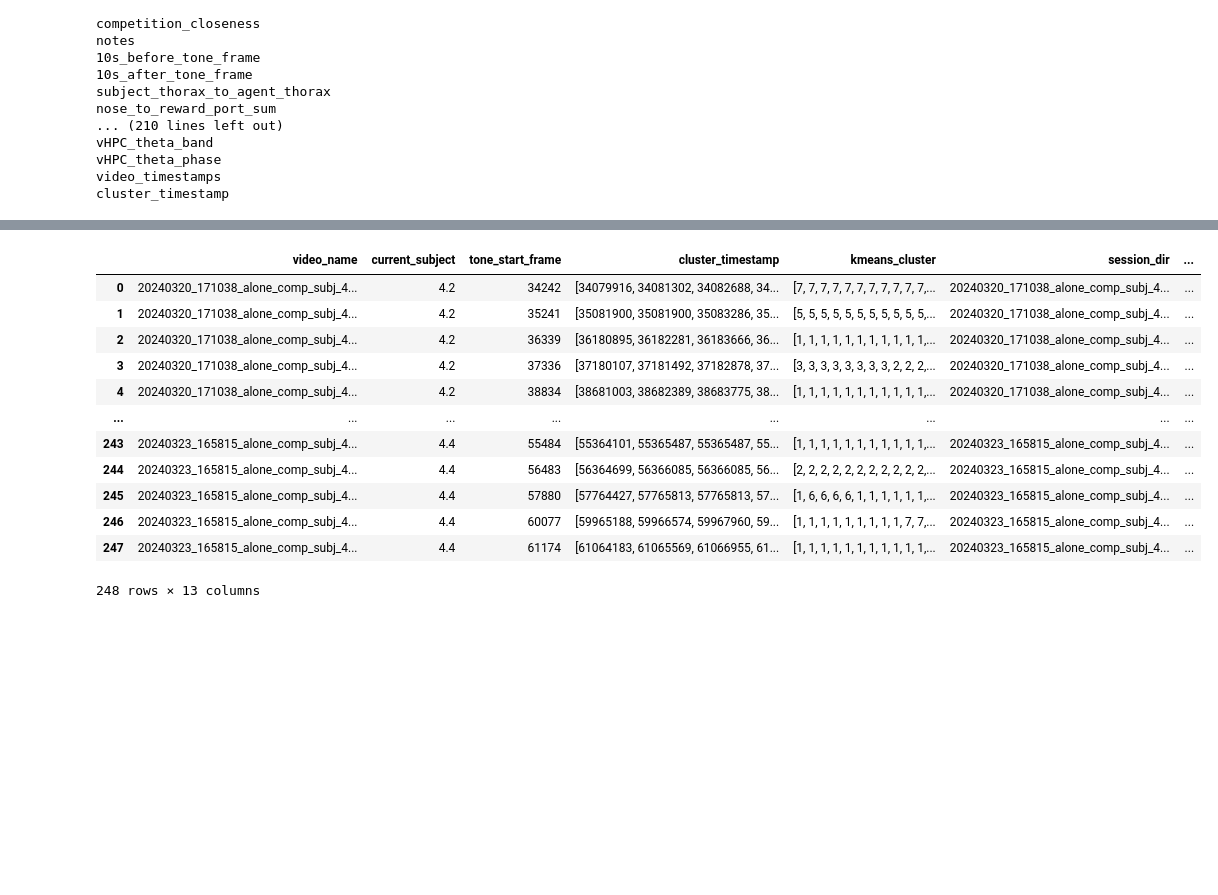
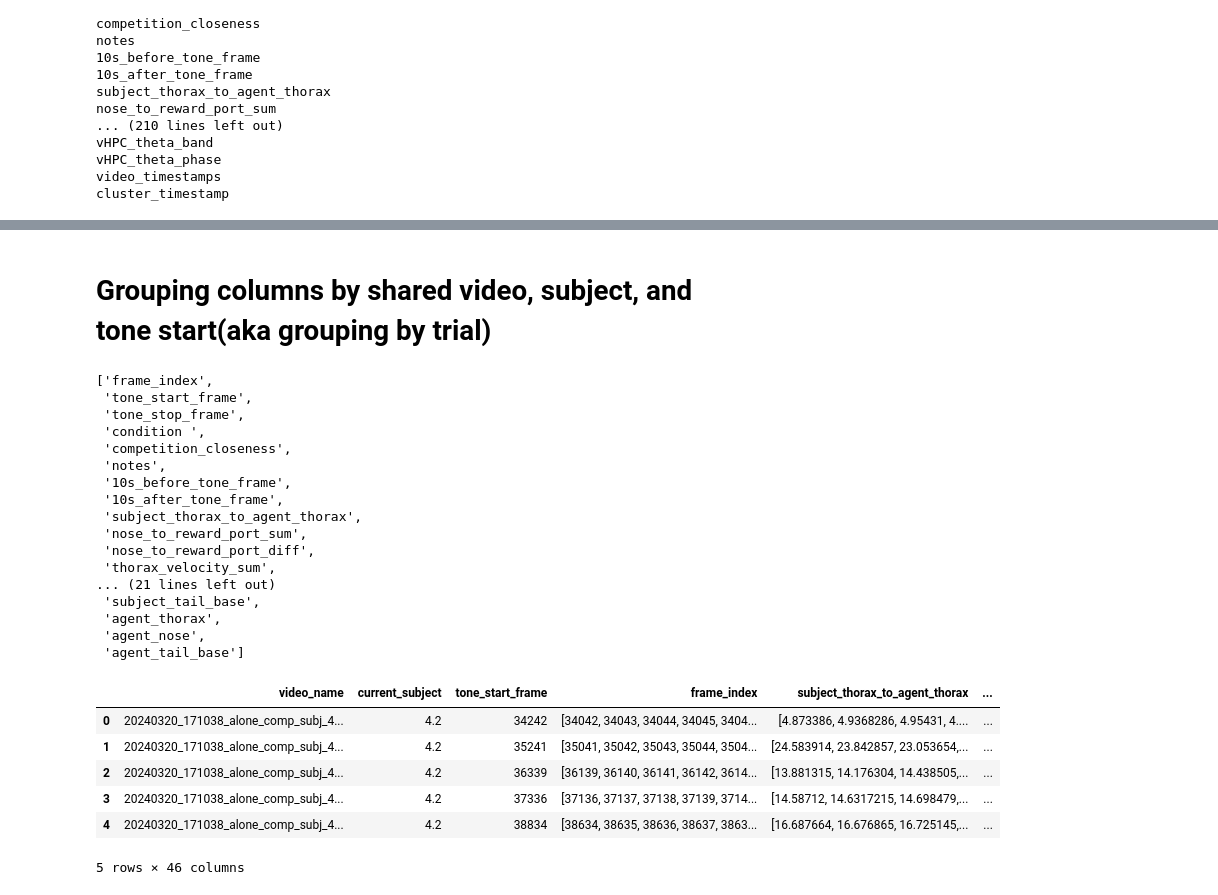
Before and after one commit to padillacoreanolab/reward_comp_ext, a Jupyter notebook: results/2024_06_16_spectral_preprocessing/04_rce2_add_sleap_pose_estimation_alone_comp.ipynb, the cells around one changed output, grey strips where cells are left out. Cells and saved outputs as stored; diff of their text form; code cells hidden in the pictures; blank space fills up the shorter version.

Commit message:
nb: documenting steps in cluster range notebook

```diff
--- a/results/2024_06_16_spectral_preprocessing/04_rce2_add_sleap_pose_estimation_alone_comp.ipynb
+++ b/results/2024_06_16_spectral_preprocessing/04_rce2_add_sleap_pose_estimation_alone_comp.ipynb
@@ -389,10 +375,10 @@ filtered_LFP_SPECTRAL_DF.head()
 # %%
-explode_columns = [
-    "cluster_timestamp",
-    "kmeans_cluster",
-    "condition ",
-    "competition_closeness",
-    "tone_start_frame"]
+# explode_columns = [
+#     "cluster_timestamp",
+#     "kmeans_cluster",
+#     "condition ",
+#     "competition_closeness",
+#     "tone_start_frame"]
 # %%
 exploded_LFP_SPECTRAL_DF = filtered_LFP_SPECTRAL_DF.explode(explode_columns).reset_index(drop=True)
 # %%
@@ -422,30 +394,49 @@ Index(['video_name', 'current_subject', 'session_dir', 'sleap_name',
+# %% [markdown]
+# Grouping columns by shared video, subject, and tone start(aka grouping by trial)
+# %%
+explode_columns
+# %% [output]
+['frame_index',
+ 'tone_start_frame',
+ 'tone_stop_frame',
+ 'condition ',
+ 'competition_closeness',
+ 'notes',
+ '10s_before_tone_frame',
+ '10s_after_tone_frame',
+ 'subject_thorax_to_agent_thorax',
+ 'nose_to_reward_port_sum',
+ 'nose_to_reward_port_diff',
+ 'thorax_velocity_sum',
+... (21 lines left out)
+ 'subject_tail_base',
+ 'agent_thorax',
+ 'agent_nose',
+ 'agent_tail_base']
+# %%
+groupby_columns = ["video_name", "current_subject", "tone_start_frame"]
+# %%
+filter_columns += ["tone_stop_frame",
+"condition ",
+"competition_closeness",
+"notes",
+"10s_before_tone_frame",
+"10s_after_tone_frame"]
 # %%
-# Define columns to be transformed into numpy arrays
-array_columns = ["cluster_timestamp", "kmeans_cluster"]
-first_value_columns = ['session_dir', 'sleap_name',
-       'video_id', 'agent', 'condition ', 'competition_closeness', 'first_timestamp', 'recording']
+# Define aggregation dictionary
+agg_dict = {col: list for col in explode_columns if col not in groupby_columns and col not in filter_columns}
 
-# Define aggregation dictionary
-# agg_dict = {col: lambda x: np.array(x) for col in array_columns}
-agg_dict = {col: list for col in array_columns}
-
-agg_dict.update({col: 'first' for col in first_value_columns})
+agg_dict.update({col: 'first' for col in filter_columns if col not in groupby_columns})
 
 # Apply groupby and aggregation
 grouped_exploded_columns = exploded_LFP_SPECTRAL_DF.groupby(["video_name", "current_subject", "tone_start_frame"]).agg(agg_dict).reset_index()
 # %%
-grouped_exploded_columns
+grouped_exploded_columns.head()
 # %% [output]
-|  | video_name | current_subject | tone_start_frame | cluster_timestamp | kmeans_cluster | session_dir | ... |
-| 0 | 20240320_171038_alone_comp_subj_4... | 4.2 | 34242 | [34079916, 34081302, 34082688, 34... | [7, 7, 7, 7, 7, 7, 7, 7, 7, 7, 7,... | 20240320_171038_alone_comp_subj_4... | ... |
-| 1 | 20240320_171038_alone_comp_subj_4... | 4.2 | 35241 | [35081900, 35081900, 35083286, 35... | [5, 5, 5, 5, 5, 5, 5, 5, 5, 5, 5,... | 20240320_171038_alone_comp_subj_4... | ... |
-| 2 | 20240320_171038_alone_comp_subj_4... | 4.2 | 36339 | [36180895, 36182281, 36183666, 36... | [1, 1, 1, 1, 1, 1, 1, 1, 1, 1, 1,... | 20240320_171038_alone_comp_subj_4... | ... |
-| 3 | 20240320_171038_alone_comp_subj_4... | 4.2 | 37336 | [37180107, 37181492, 37182878, 37... | [3, 3, 3, 3, 3, 3, 3, 3, 2, 2, 2,... | 20240320_171038_alone_comp_subj_4... | ... |
-| 4 | 20240320_171038_alone_comp_subj_4... | 4.2 | 38834 | [38681003, 38682389, 38683775, 38... | [1, 1, 1, 1, 1, 1, 1, 1, 1, 1, 1,... | 20240320_171038_alone_comp_subj_4... | ... |
-| ... | ... | ... | ... | ... | ... | ... | ... |
-| 243 | 20240323_165815_alone_comp_subj_4... | 4.4 | 55484 | [55364101, 55365487, 55365487, 55... | [1, 1, 1, 1, 1, 1, 1, 1, 1, 1, 1,... | 20240323_165815_alone_comp_subj_4... | ... |
-| 244 | 20240323_165815_alone_comp_subj_4... | 4.4 | 56483 | [56364699, 56366085, 56366085, 56... | [2, 2, 2, 2, 2, 2, 2, 2, 2, 2, 2,... | 20240323_165815_alone_comp_subj_4... | ... |
-| 245 | 20240323_165815_alone_comp_subj_4... | 4.4 | 57880 | [57764427, 57765813, 57765813, 57... | [1, 6, 6, 6, 6, 1, 1, 1, 1, 1, 1,... | 20240323_165815_alone_comp_subj_4... | ... |
-| 246 | 20240323_165815_alone_comp_subj_4... | 4.4 | 60077 | [59965188, 59966574, 59967960, 59... | [1, 1, 1, 1, 1, 1, 1, 1, 1, 7, 7,... | 20240323_165815_alone_comp_subj_4... | ... |
-| 247 | 20240323_165815_alone_comp_subj_4... | 4.4 | 61174 | [61064183, 61065569, 61066955, 61... | [1, 1, 1, 1, 1, 1, 1, 1, 1, 1, 1,... | 20240323_165815_alone_comp_subj_4... | ... |
+|  | video_name | current_subject | tone_start_frame | frame_index | subject_thorax_to_agent_thorax | ... |
+| 0 | 20240320_171038_alone_comp_subj_4... | 4.2 | 34242 | [34042, 34043, 34044, 34045, 3404... | [4.873386, 4.9368286, 4.95431, 4.... | ... |
+| 1 | 20240320_171038_alone_comp_subj_4... | 4.2 | 35241 | [35041, 35042, 35043, 35044, 3504... | [24.583914, 23.842857, 23.053654,... | ... |
+| 2 | 20240320_171038_alone_comp_subj_4... | 4.2 | 36339 | [36139, 36140, 36141, 36142, 3614... | [13.881315, 14.176304, 14.438505,... | ... |
+| 3 | 20240320_171038_alone_comp_subj_4... | 4.2 | 37336 | [37136, 37137, 37138, 37139, 3714... | [14.58712, 14.6317215, 14.698479,... | ... |
+| 4 | 20240320_171038_alone_comp_subj_4... | 4.2 | 38834 | [38634, 38635, 38636, 38637, 3863... | [16.687664, 16.676865, 16.725145,... | ... |
-248 rows × 13 columns
+5 rows × 46 columns
```
Also changed, not shown: parts of 27 cells of this notebook.
